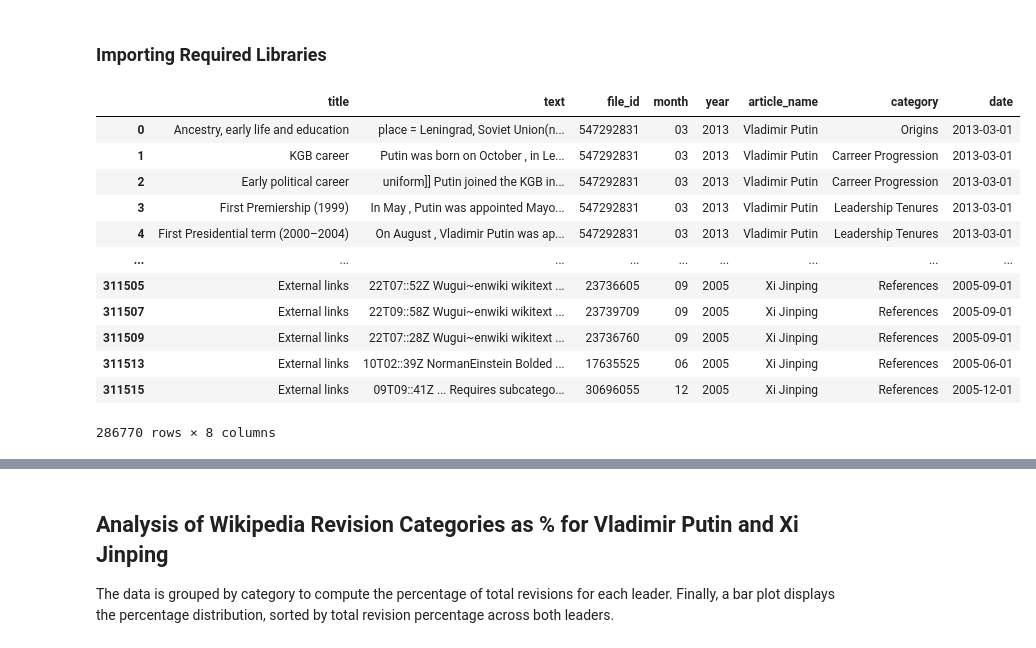
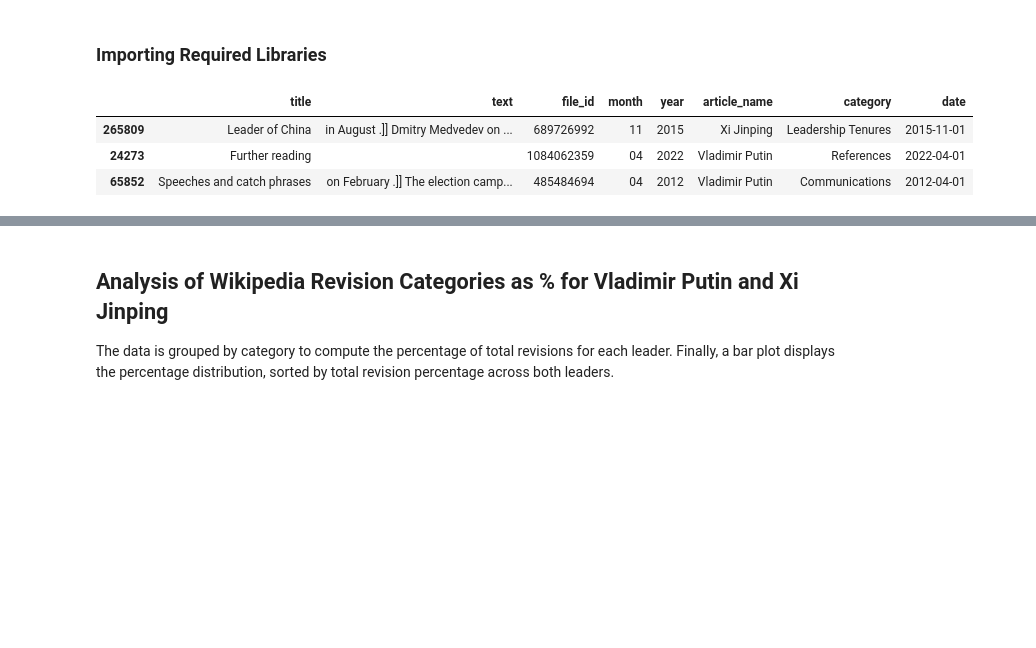
Before and after one commit to felixwallis/sds-week-2-wikipedia-presentation, a Jupyter notebook: visualising_findings.ipynb, the cells around one changed output, grey strips where cells are left out. Saved outputs shown, nothing was run; the diff lists cells and outputs as text; code cells hidden in the pictures; blank space fills up the shorter version.

```diff
--- a/visualising_findings.ipynb
+++ b/visualising_findings.ipynb
@@ -12,23 +12,16 @@ color = ['#1C3578', '#ee1c25']
 china_hexa = '#ee1c25'
 rusia_hexa = '#1C3578'
 # %%
-df = pd.read_feather('Data/Analysis Related/wikiarticles_seg_data.feather')
+df = pd.read_feather('Data/wikiarticles_seg_data.feather')
+df['date'] = pd.to_datetime(df[['year', 'month']].assign(day=1)) # Combine month and year into a datetime column
 
-# Combine month and year into a datetime column
-df['date'] = pd.to_datetime(df[['year', 'month']].assign(day=1))
+
+nlp_df = pd.read_feather('Data\wikiarticles_opinion_mining_results.feather')
+nlp_df['date'] = pd.to_datetime(nlp_df[['year', 'month']].assign(day=1))
 # %%
-df
+df.sample(3)
 # %% [output]
 |  | title | text | file_id | month | year | article_name | category | date |
-| 0 | Ancestry, early life and education | place = Leningrad, Soviet Union(n... | 547292831 | 03 | 2013 | Vladimir Putin | Origins | 2013-03-01 |
-| 1 | KGB career | Putin was born on October , in Le... | 547292831 | 03 | 2013 | Vladimir Putin | Carreer Progression | 2013-03-01 |
-| 2 | Early political career | uniform]] Putin joined the KGB in... | 547292831 | 03 | 2013 | Vladimir Putin | Carreer Progression | 2013-03-01 |
-| 3 | First Premiership (1999) | In May , Putin was appointed Mayo... | 547292831 | 03 | 2013 | Vladimir Putin | Leadership Tenures | 2013-03-01 |
-| 4 | First Presidential term (2000–2004) | On August , Vladimir Putin was ap... | 547292831 | 03 | 2013 | Vladimir Putin | Leadership Tenures | 2013-03-01 |
-| ... | ... | ... | ... | ... | ... | ... | ... | ... |
-| 311505 | External links | 22T07::52Z Wugui~enwiki wikitext ... | 23736605 | 09 | 2005 | Xi Jinping | References | 2005-09-01 |
-| 311507 | External links | 22T09::58Z Wugui~enwiki wikitext ... | 23739709 | 09 | 2005 | Xi Jinping | References | 2005-09-01 |
-| 311509 | External links | 22T07::28Z Wugui~enwiki wikitext ... | 23736760 | 09 | 2005 | Xi Jinping | References | 2005-09-01 |
-| 311513 | External links | 10T02::39Z NormanEinstein Bolded ... | 17635525 | 06 | 2005 | Xi Jinping | References | 2005-06-01 |
-| 311515 | External links | 09T09::41Z ... Requires subcatego... | 30696055 | 12 | 2005 | Xi Jinping | References | 2005-12-01 |
+| 265809 | Leader of China | in August .]] Dmitry Medvedev on ... | 689726992 | 11 | 2015 | Xi Jinping | Leadership Tenures | 2015-11-01 |
+| 24273 | Further reading |  | 1084062359 | 04 | 2022 | Vladimir Putin | References | 2022-04-01 |
+| 65852 | Speeches and catch phrases | on February .]] The election camp... | 485484694 | 04 | 2012 | Vladimir Putin | Communications | 2012-04-01 |
-286770 rows × 8 columns
```
Also changed, not shown: parts of 30 cells of this notebook.
